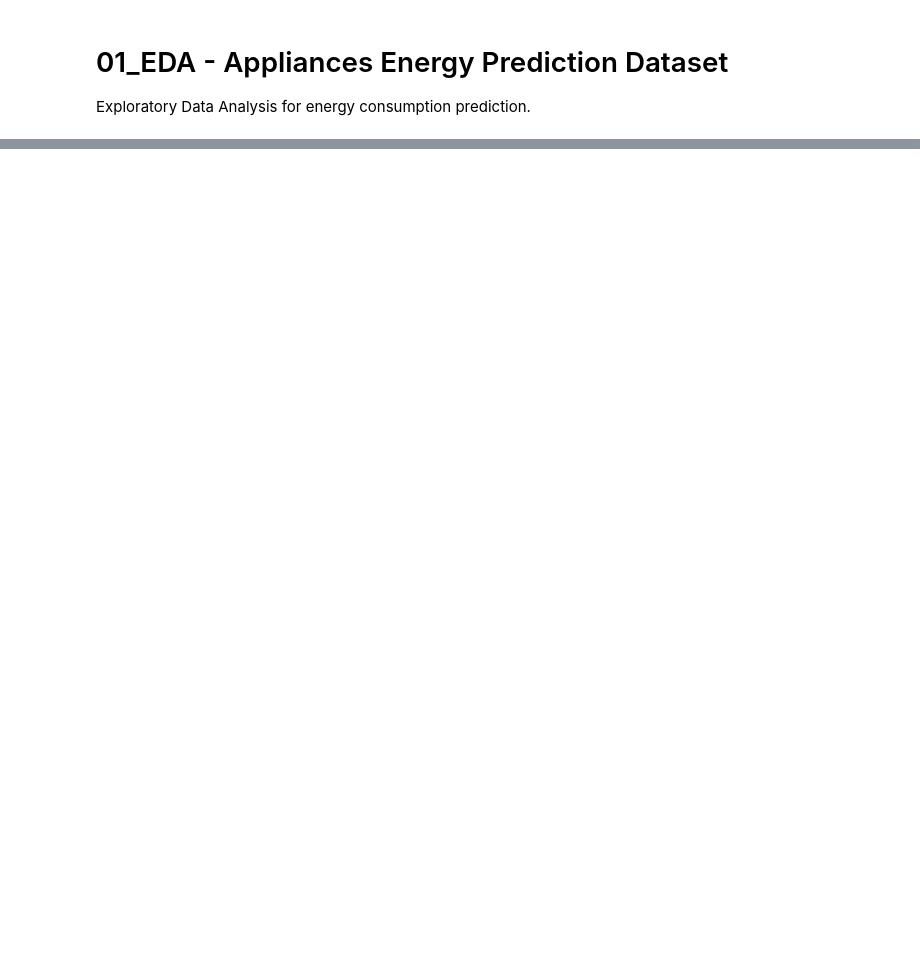
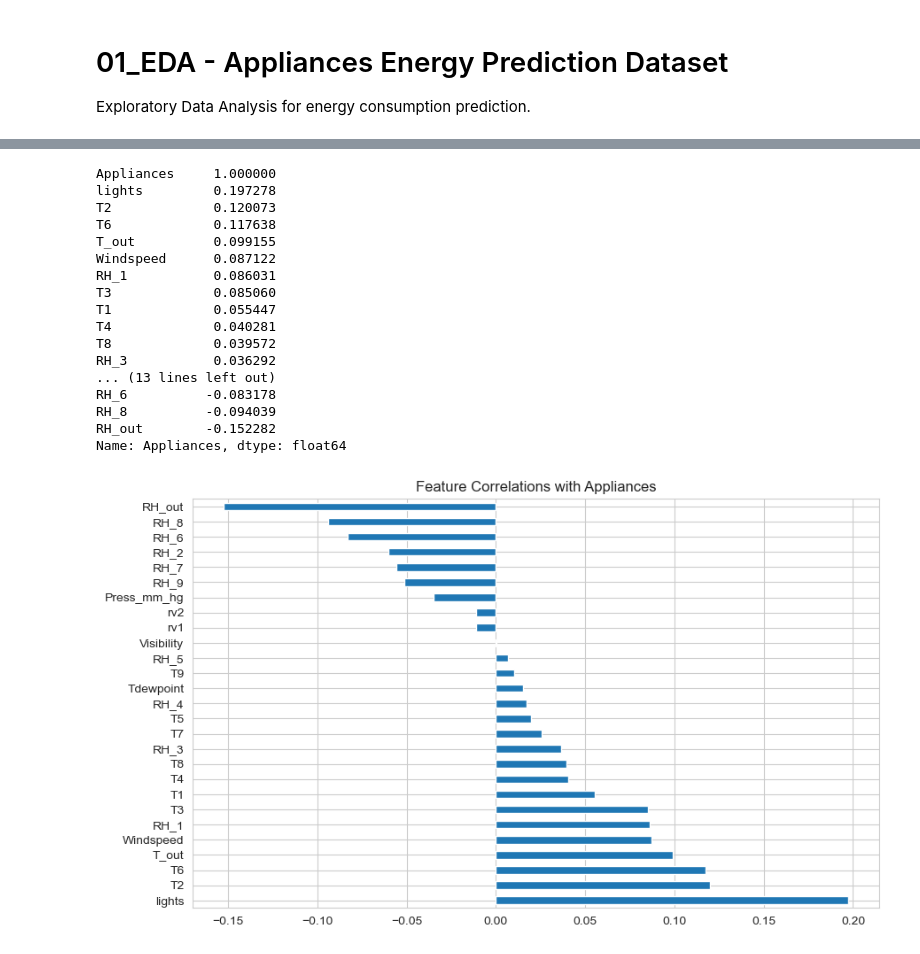
Before and after one commit to ayaattafi/AI-Green-Impact-Analyzer, a Jupyter notebook: notebooks/01_eda.ipynb, the cells around one changed output, grey strips where cells are left out. Saved outputs shown, nothing was run; the diff lists cells and outputs as text; code cells hidden in the pictures; blank space fills up the shorter version.

```diff
--- a/notebooks/01_eda.ipynb
+++ b/notebooks/01_eda.ipynb
@@ -42,2 +68,30 @@ plt.show()
+# %%
+# Feature correlations with target
+# Drop non-numeric columns before computing correlation
+correlations = df.select_dtypes(include='number').corr()['Appliances'].sort_values(ascending=False)
+print(correlations)
+plt.figure(figsize=(10,6))
+correlations.drop('Appliances').plot(kind='barh')
+plt.title('Feature Correlations with Appliances')
+plt.show()
+# %% [output]
+Appliances     1.000000
+lights         0.197278
+T2             0.120073
+T6             0.117638
+T_out          0.099155
+Windspeed      0.087122
+RH_1           0.086031
+T3             0.085060
+T1             0.055447
+T4             0.040281
+T8             0.039572
+RH_3           0.036292
+... (13 lines left out)
+RH_6          -0.083178
+RH_8          -0.094039
+RH_out        -0.152282
+Name: Appliances, dtype: float64
+[figure, added]
 # %%
 # Feature correlations with target
```
Also changed, not shown: parts of 9 cells of this notebook, 2 other files.
